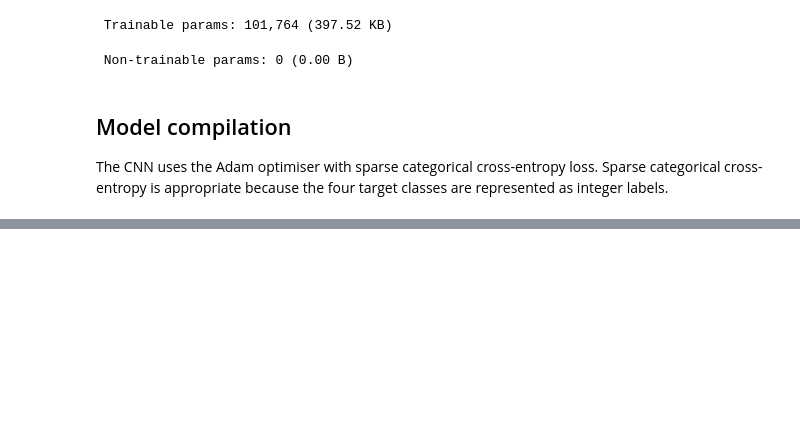
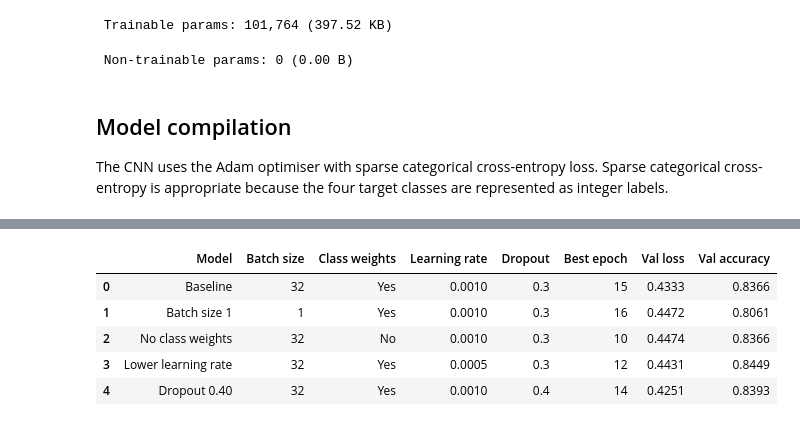
Before and after one commit to joanabutton/grapevine-disease-classification, a Jupyter notebook: notebooks/step_5_cnn_model_v2.ipynb, the cells around one changed output, grey strips where cells are left out. Saved outputs shown, nothing was run; the diff lists cells and outputs as text; code cells hidden in the pictures; blank space fills up the shorter version.

```diff
--- a/notebooks/step_5_cnn_model_v2.ipynb
+++ b/notebooks/step_5_cnn_model_v2.ipynb
@@ -744,0 +1715,20 @@ The saved best model will therefore be evaluated separately on the untouched tes
+# %%
+do_best_epoch = (
+    np.argmin(do_history.history["val_loss"]) + 1
+)
+
+do_best_val_loss = min(
+    do_history.history["val_loss"]
+)
+
+do_best_val_accuracy = do_history.history[
+    "val_accuracy"
+][do_best_epoch - 1]
+
+print("Increased dropout experiment")
+print("Best epoch:", do_best_epoch)
+print(f"Best validation loss: {do_best_val_loss:.4f}")
+print(
+    f"Validation accuracy at best epoch: "
+    f"{do_best_val_accuracy:.4f}"
+)
@@ -744,0 +1740,72 @@ The saved best model will therefore be evaluated separately on the untouched tes
+# %%
+comparison_exp4_df = pd.DataFrame(
+    [
+        {
+            "Model": "Baseline",
+            "Batch size": 32,
+            "Class weights": "Yes",
+            "Learning rate": 0.001,
+            "Dropout": 0.30,
+            "Best epoch": best_epoch,
+            "Val loss": best_val_loss,
+            "Val accuracy": best_val_accuracy,
+        },
+        {
+            "Model": "Batch size 1",
+            "Batch size": 1,
+            "Class weights": "Yes",
+            "Learning rate": 0.001,
+            "Dropout": 0.30,
+            "Best epoch": bs1_best_epoch,
+            "Val loss": bs1_best_val_loss,
+            "Val accuracy": bs1_best_val_accuracy,
+        },
+        {
+            "Model": "No class weights",
+            "Batch size": 32,
+            "Class weights": "No",
+            "Learning rate": 0.001,
+            "Dropout": 0.30,
+            "Best epoch": nw_best_epoch,
+            "Val loss": nw_best_val_loss,
+            "Val accuracy": nw_best_val_accuracy,
+        },
+        {
+            "Model": "Lower learning rate",
+            "Batch size": 32,
+            "Class weights": "Yes",
+            "Learning rate": 0.0005,
+            "Dropout": 0.30,
+            "Best epoch": lr_best_epoch,
+            "Val loss": lr_best_val_loss,
+            "Val accuracy": lr_best_val_accuracy,
+        },
+        {
+            "Model": "Dropout 0.40",
+            "Batch size": 32,
+            "Class weights": "Yes",
+            "Learning rate": 0.001,
+            "Dropout": 0.40,
+            "Best epoch": do_best_epoch,
+            "Val loss": do_best_val_loss,
+            "Val accuracy": do_best_val_accuracy,
+        },
+    ]
+)
+
+comparison_exp4_df["Val loss"] = (
+    comparison_exp4_df["Val loss"].round(4)
+)
+
+comparison_exp4_df["Val accuracy"] = (
+    comparison_exp4_df["Val accuracy"].round(4)
+)
+
+comparison_exp4_df
+# %% [output]
+|  | Model | Batch size | Class weights | Learning rate | Dropout | Best epoch | Val loss | Val accuracy |
+| 0 | Baseline | 32 | Yes | 0.0010 | 0.3 | 15 | 0.4333 | 0.8366 |
+| 1 | Batch size 1 | 1 | Yes | 0.0010 | 0.3 | 16 | 0.4472 | 0.8061 |
+| 2 | No class weights | 32 | No | 0.0010 | 0.3 | 10 | 0.4474 | 0.8366 |
+| 3 | Lower learning rate | 32 | Yes | 0.0005 | 0.3 | 12 | 0.4431 | 0.8449 |
+| 4 | Dropout 0.40 | 32 | Yes | 0.0010 | 0.4 | 14 | 0.4251 | 0.8393 |
```
Also changed, not shown: parts of 67 cells of this notebook, 10 other files.
